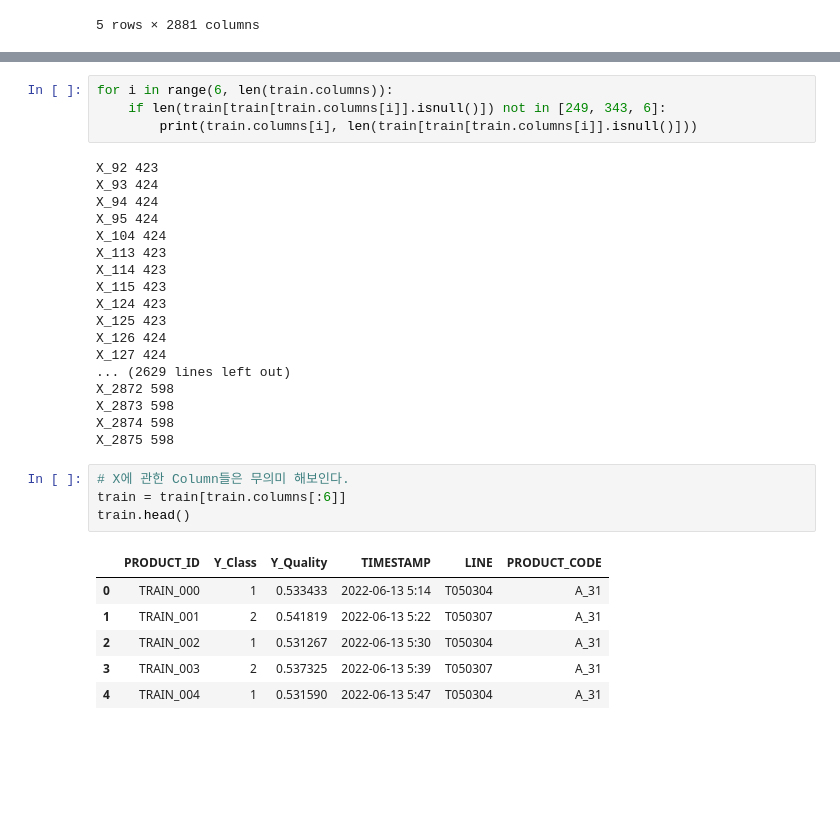
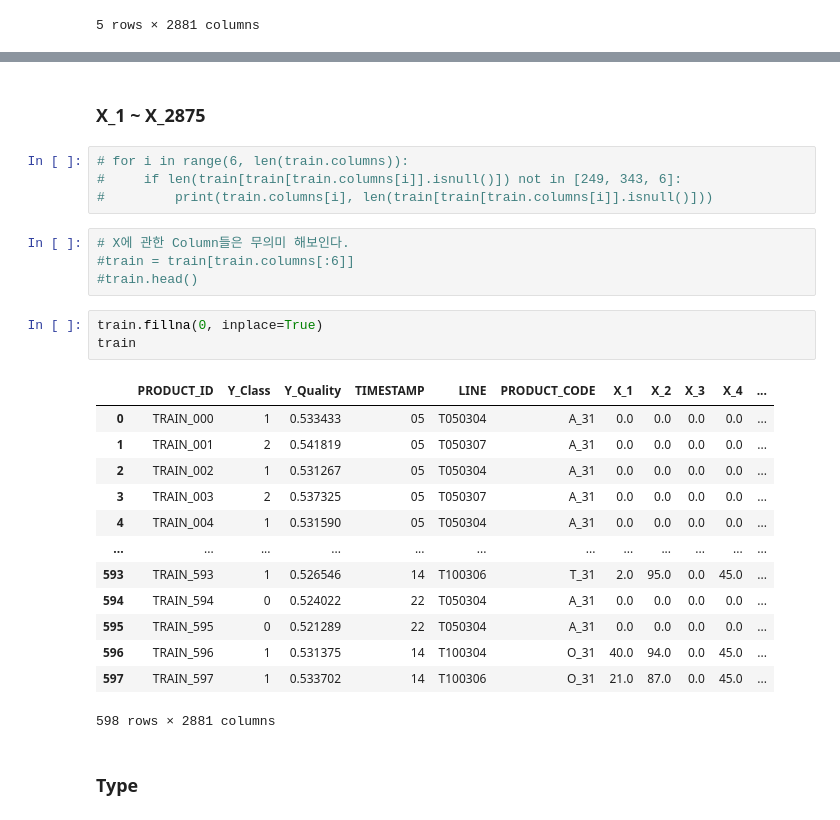
Before and after one commit to Sungjeonghyun/LG_Aimers_2nd, a Jupyter notebook: 정현/EDA.ipynb, the cells around one changed output, grey strips where cells are left out. Drawn from its saved outputs; the diff is of its cells as text; blank space fills up the shorter version.

```diff
--- a/정현/EDA.ipynb
+++ b/정현/EDA.ipynb
@@ -190,33 +173,29 @@ ValueError: min() arg is an empty sequence
+# %% [markdown]
+### X_1 ~ X_2875
 # %%
-for i in range(6, len(train.columns)):
-    if len(train[train[train.columns[i]].isnull()]) not in [249, 343, 6]:
-        print(train.columns[i], len(train[train[train.columns[i]].isnull()]))
+# for i in range(6, len(train.columns)):
+#     if len(train[train[train.columns[i]].isnull()]) not in [249, 343, 6]:
+#         print(train.columns[i], len(train[train[train.columns[i]].isnull()]))
-# %% [output]
-X_92 423
-X_93 424
-X_94 424
-X_95 424
-X_104 424
-X_113 423
-X_114 423
-X_115 423
-X_124 423
-X_125 423
-X_126 424
-X_127 424
-... (2629 lines left out)
-X_2872 598
-X_2873 598
-X_2874 598
-X_2875 598
 # %%
 # X에 관한 Column들은 무의미 해보인다.
-train = train[train.columns[:6]]
-train.head()
+#train = train[train.columns[:6]]
+#train.head()
-# %% [output]
-|  | PRODUCT_ID | Y_Class | Y_Quality | TIMESTAMP | LINE | PRODUCT_CODE |
-| 0 | TRAIN_000 | 1 | 0.533433 | 2022-06-13 5:14 | T050304 | A_31 |
-| 1 | TRAIN_001 | 2 | 0.541819 | 2022-06-13 5:22 | T050307 | A_31 |
-| 2 | TRAIN_002 | 1 | 0.531267 | 2022-06-13 5:30 | T050304 | A_31 |
-| 3 | TRAIN_003 | 2 | 0.537325 | 2022-06-13 5:39 | T050307 | A_31 |
-| 4 | TRAIN_004 | 1 | 0.531590 | 2022-06-13 5:47 | T050304 | A_31 |
+# %%
+train.fillna(0, inplace=True)
+train
+# %% [output]
+|  | PRODUCT_ID | Y_Class | Y_Quality | TIMESTAMP | LINE | PRODUCT_CODE | X_1 | X_2 | X_3 | X_4 | ... |
+| 0 | TRAIN_000 | 1 | 0.533433 | 05 | T050304 | A_31 | 0.0 | 0.0 | 0.0 | 0.0 | ... |
+| 1 | TRAIN_001 | 2 | 0.541819 | 05 | T050307 | A_31 | 0.0 | 0.0 | 0.0 | 0.0 | ... |
+| 2 | TRAIN_002 | 1 | 0.531267 | 05 | T050304 | A_31 | 0.0 | 0.0 | 0.0 | 0.0 | ... |
+| 3 | TRAIN_003 | 2 | 0.537325 | 05 | T050307 | A_31 | 0.0 | 0.0 | 0.0 | 0.0 | ... |
+| 4 | TRAIN_004 | 1 | 0.531590 | 05 | T050304 | A_31 | 0.0 | 0.0 | 0.0 | 0.0 | ... |
+| ... | ... | ... | ... | ... | ... | ... | ... | ... | ... | ... | ... |
+| 593 | TRAIN_593 | 1 | 0.526546 | 14 | T100306 | T_31 | 2.0 | 95.0 | 0.0 | 45.0 | ... |
+| 594 | TRAIN_594 | 0 | 0.524022 | 22 | T050304 | A_31 | 0.0 | 0.0 | 0.0 | 0.0 | ... |
+| 595 | TRAIN_595 | 0 | 0.521289 | 22 | T050304 | A_31 | 0.0 | 0.0 | 0.0 | 0.0 | ... |
+| 596 | TRAIN_596 | 1 | 0.531375 | 14 | T100304 | O_31 | 40.0 | 94.0 | 0.0 | 45.0 | ... |
+| 597 | TRAIN_597 | 1 | 0.533702 | 14 | T100306 | O_31 | 21.0 | 87.0 | 0.0 | 45.0 | ... |
+598 rows × 2881 columns
+# %% [markdown]
+### Type
```
Also changed, not shown: parts of 25 cells of this notebook, 1 other file.
